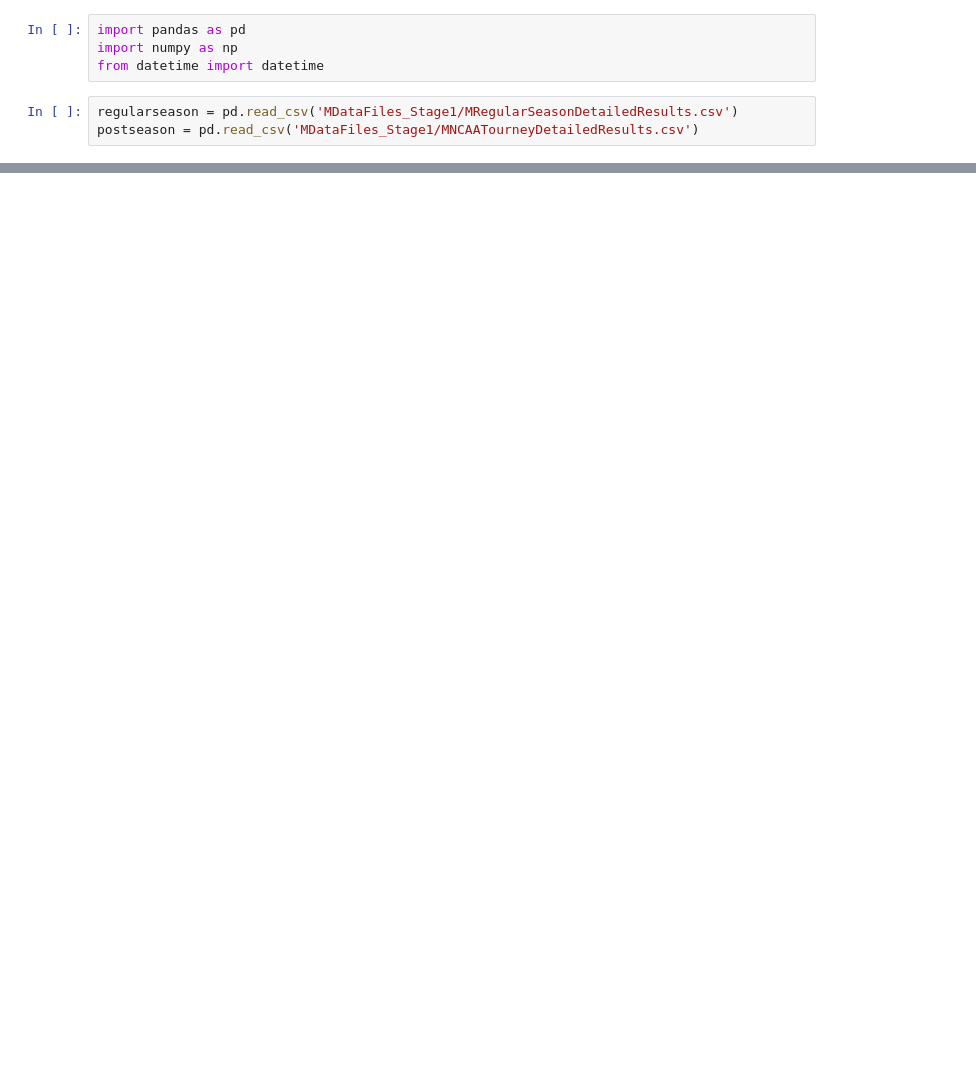
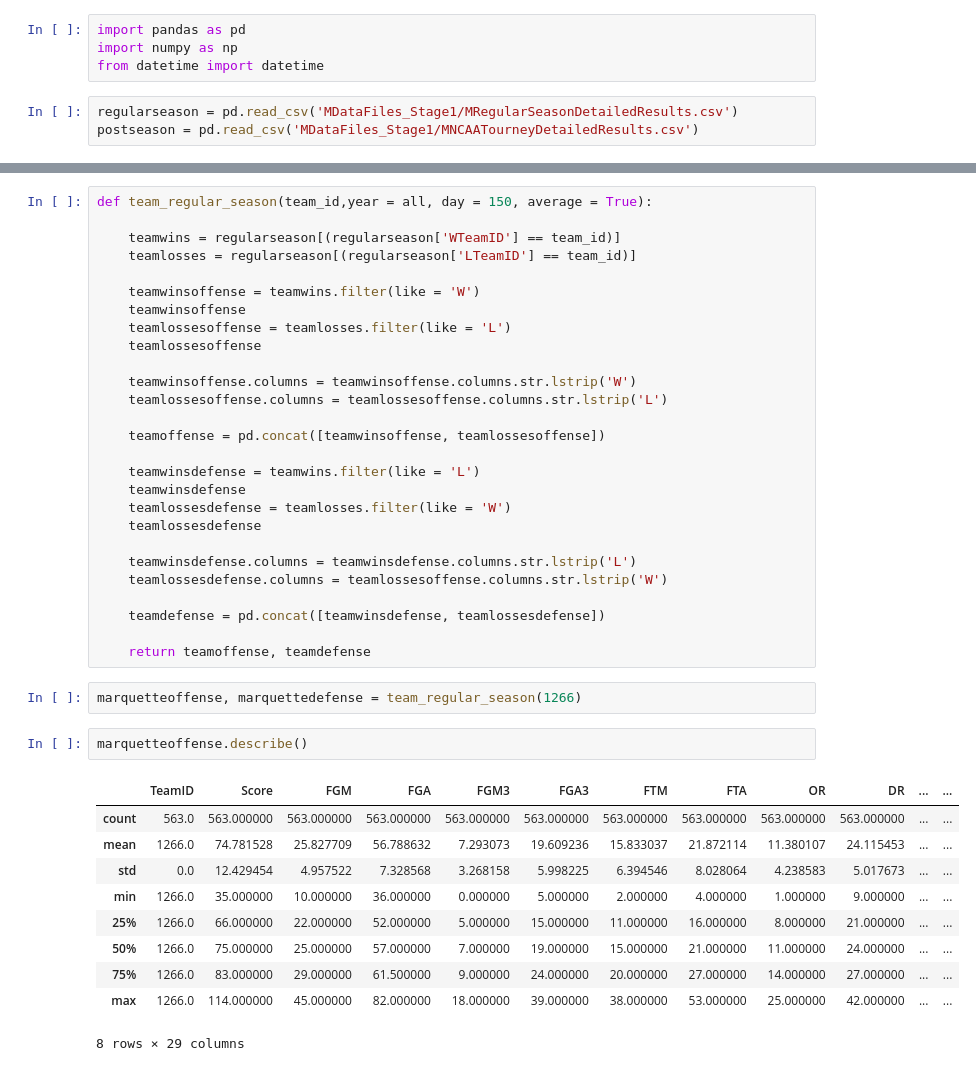
Before and after one commit to MatthewR1021/Machine-Learning-Madness, a Jupyter notebook: TJNotebook.ipynb, the cells around one changed output, grey strips where cells are left out. Cells and saved outputs as stored; diff of their text form; blank space fills up the shorter version.

```diff
--- a/TJNotebook.ipynb
+++ b/TJNotebook.ipynb
@@ -70,0 +156,42 @@ memory usage: 43.9+ MB
+# %%
+def team_regular_season(team_id,year = all, day = 150, average = True):
+
+    teamwins = regularseason[(regularseason['WTeamID'] == team_id)]
+    teamlosses = regularseason[(regularseason['LTeamID'] == team_id)]
+
+    teamwinsoffense = teamwins.filter(like = 'W')
+    teamwinsoffense
+    teamlossesoffense = teamlosses.filter(like = 'L')
+    teamlossesoffense
+
+    teamwinsoffense.columns = teamwinsoffense.columns.str.lstrip('W')
+    teamlossesoffense.columns = teamlossesoffense.columns.str.lstrip('L')
+
+    teamoffense = pd.concat([teamwinsoffense, teamlossesoffense])
+
+    teamwinsdefense = teamwins.filter(like = 'L')
+    teamwinsdefense
+    teamlossesdefense = teamlosses.filter(like = 'W')
+    teamlossesdefense
+
+    teamwinsdefense.columns = teamwinsdefense.columns.str.lstrip('L')
+    teamlossesdefense.columns = teamlossesoffense.columns.str.lstrip('W')
+
+    teamdefense = pd.concat([teamwinsdefense, teamlossesdefense])
+
+    return teamoffense, teamdefense
+# %%
+marquetteoffense, marquettedefense = team_regular_season(1266)
+# %%
+marquetteoffense.describe()
+# %% [output]
+|  | TeamID | Score | FGM | FGA | FGM3 | FGA3 | FTM | FTA | OR | DR | ... | ... |
+| count | 563.0 | 563.000000 | 563.000000 | 563.000000 | 563.000000 | 563.000000 | 563.000000 | 563.000000 | 563.000000 | 563.000000 | ... | ... |
+| mean | 1266.0 | 74.781528 | 25.827709 | 56.788632 | 7.293073 | 19.609236 | 15.833037 | 21.872114 | 11.380107 | 24.115453 | ... | ... |
+| std | 0.0 | 12.429454 | 4.957522 | 7.328568 | 3.268158 | 5.998225 | 6.394546 | 8.028064 | 4.238583 | 5.017673 | ... | ... |
+| min | 1266.0 | 35.000000 | 10.000000 | 36.000000 | 0.000000 | 5.000000 | 2.000000 | 4.000000 | 1.000000 | 9.000000 | ... | ... |
+| 25% | 1266.0 | 66.000000 | 22.000000 | 52.000000 | 5.000000 | 15.000000 | 11.000000 | 16.000000 | 8.000000 | 21.000000 | ... | ... |
+| 50% | 1266.0 | 75.000000 | 25.000000 | 57.000000 | 7.000000 | 19.000000 | 15.000000 | 21.000000 | 11.000000 | 24.000000 | ... | ... |
+| 75% | 1266.0 | 83.000000 | 29.000000 | 61.500000 | 9.000000 | 24.000000 | 20.000000 | 27.000000 | 14.000000 | 27.000000 | ... | ... |
+| max | 1266.0 | 114.000000 | 45.000000 | 82.000000 | 18.000000 | 39.000000 | 38.000000 | 53.000000 | 25.000000 | 42.000000 | ... | ... |
+8 rows × 29 columns
```
Also changed, not shown: parts of 11 cells of this notebook.
